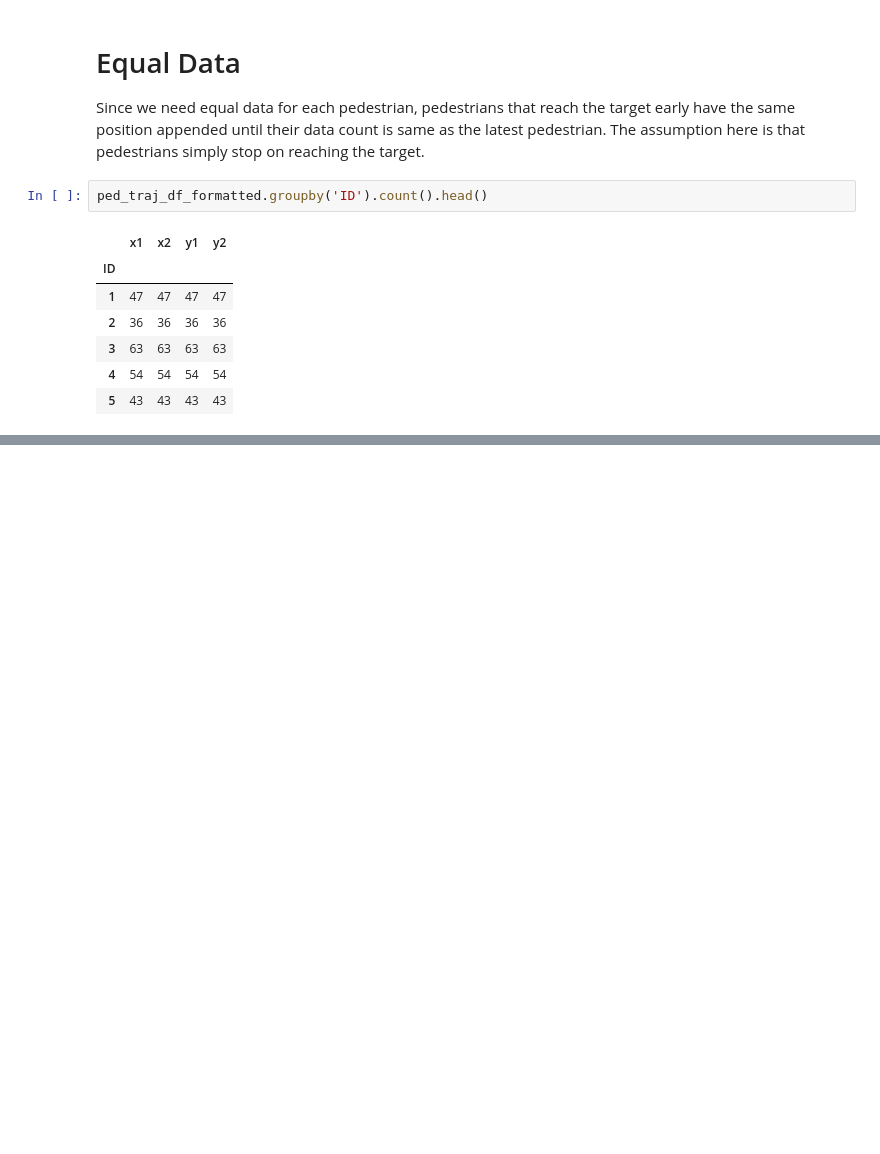
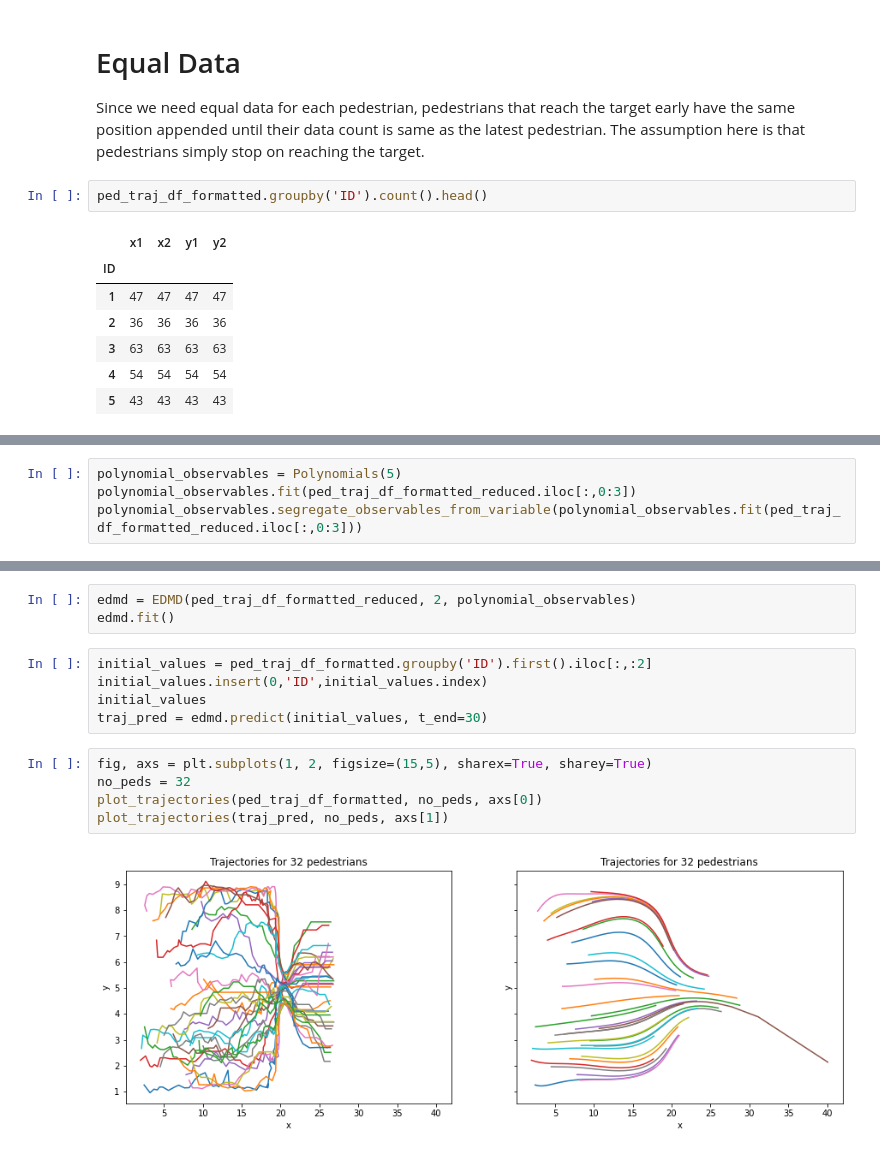
Before and after one commit to waleedbinkhalid74/ml_cms_final_project, a Jupyter notebook: ml_cms_final_proj_task_5.ipynb, the cells around one changed output, grey strips where cells are left out. Drawn from its saved outputs; the diff is of its cells as text; blank space fills up the shorter version.

```diff
--- a/ml_cms_final_proj_task_5.ipynb
+++ b/ml_cms_final_proj_task_5.ipynb
@@ -138,0 +149,4 @@ ped_traj_df
+# %%
+polynomial_observables = Polynomials(5)
+polynomial_observables.fit(ped_traj_df_formatted_reduced.iloc[:,0:3])
+polynomial_observables.segregate_observables_from_variable(polynomial_observables.fit(ped_traj_df_formatted_reduced.iloc[:,0:3]))
@@ -138,0 +167,15 @@ ped_traj_df
+# %%
+edmd = EDMD(ped_traj_df_formatted_reduced, 2, polynomial_observables)
+edmd.fit()
+# %%
+initial_values = ped_traj_df_formatted.groupby('ID').first().iloc[:,:2]
+initial_values.insert(0,'ID',initial_values.index)
+initial_values
+traj_pred = edmd.predict(initial_values, t_end=30)
+# %%
+fig, axs = plt.subplots(1, 2, figsize=(15,5), sharex=True, sharey=True)
+no_peds = 32
+plot_trajectories(ped_traj_df_formatted, no_peds, axs[0])
+plot_trajectories(traj_pred, no_peds, axs[1])
+# %% [output]
+[figure, added]
```
Also changed, not shown: parts of 13 cells of this notebook, 5 other files.
